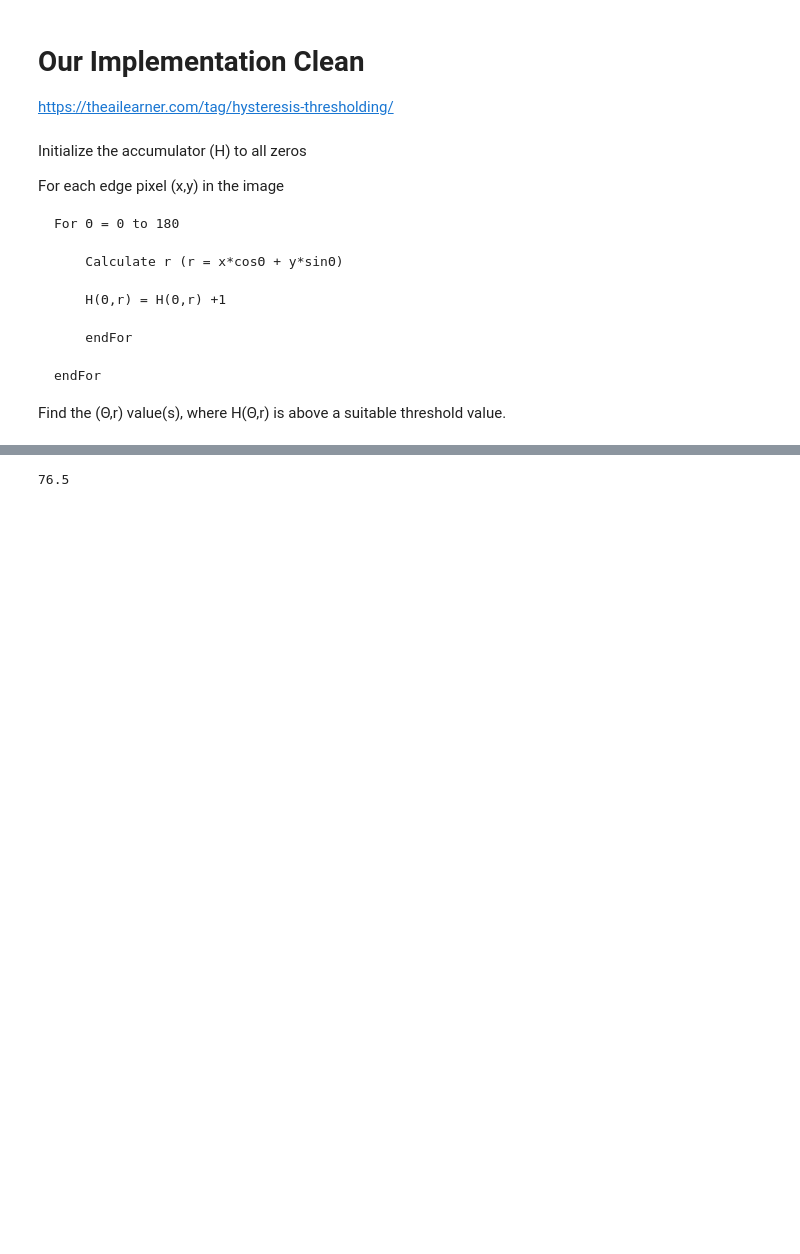
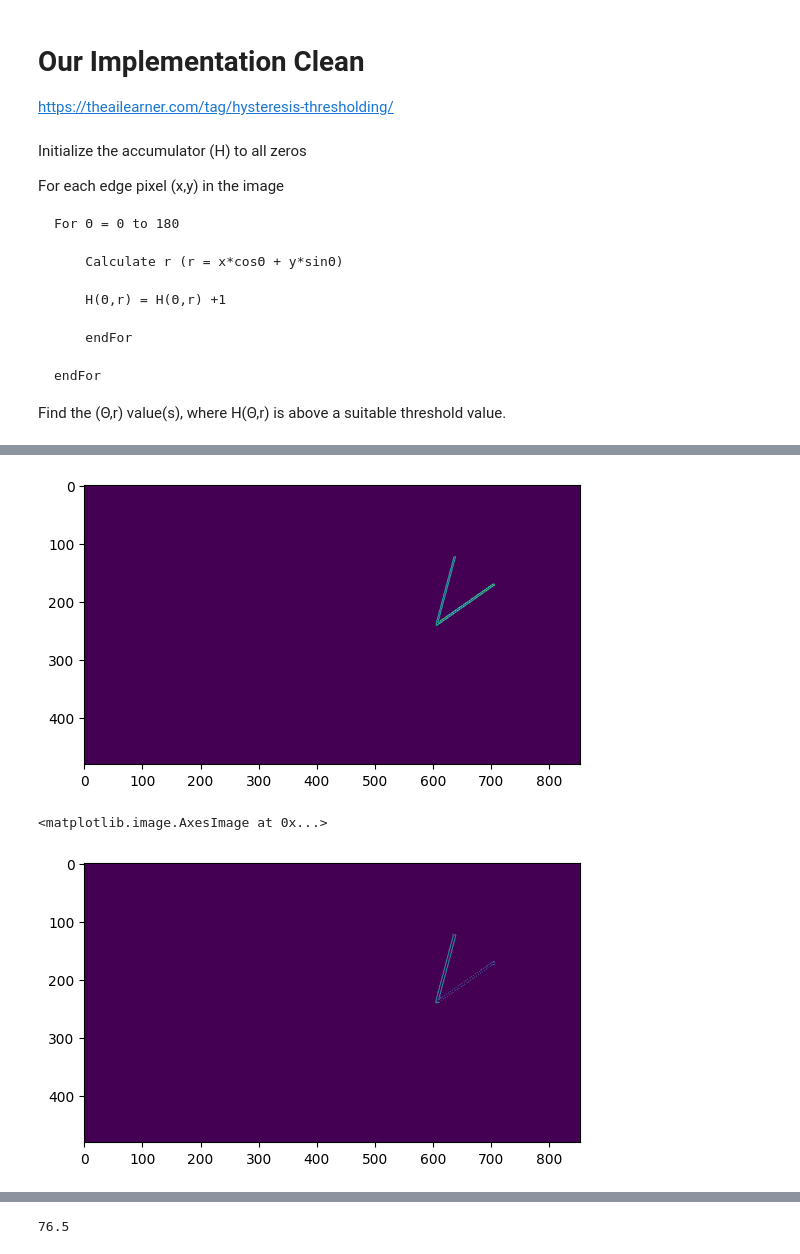
Before and after one commit to coeus-uk/computer-vision, a Jupyter notebook: Task1.ipynb, the cells around one changed output, grey strips where cells are left out. Cells and saved outputs as stored; diff of their text form; code cells hidden in the pictures; blank space fills up the shorter version.

```diff
--- a/Task1.ipynb
+++ b/Task1.ipynb
@@ -80,0 +77,11 @@ qt.qpa.plugin: Could not find the Qt platform plugin "wayland" in "/home/jay/.lo
+# %%
+img = cv2.imread("Task1Dataset\\image1.png", cv2.IMREAD_GRAYSCALE)
+edges = cv2.Canny(img, 50, 150)
+edges2 = utils.canny(img, gauss_kernel_size=5, sigma=2, low_threshold=10, high_threshold=15)
+plt.imshow(edges)
+plt.show()
+plt.imshow(edges2)
+# %% [output]
+[figure, added]
+<matplotlib.image.AxesImage at 0x...>
+[figure, added]
```
Also changed, not shown: parts of 6 cells of this notebook, 1 other file.
